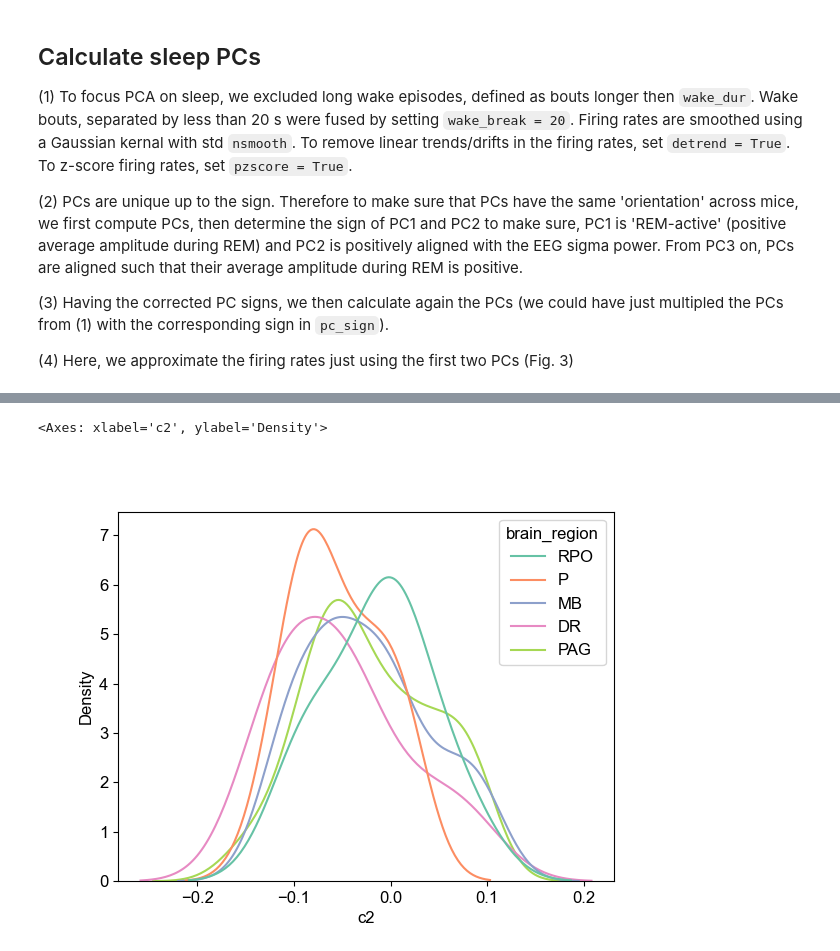
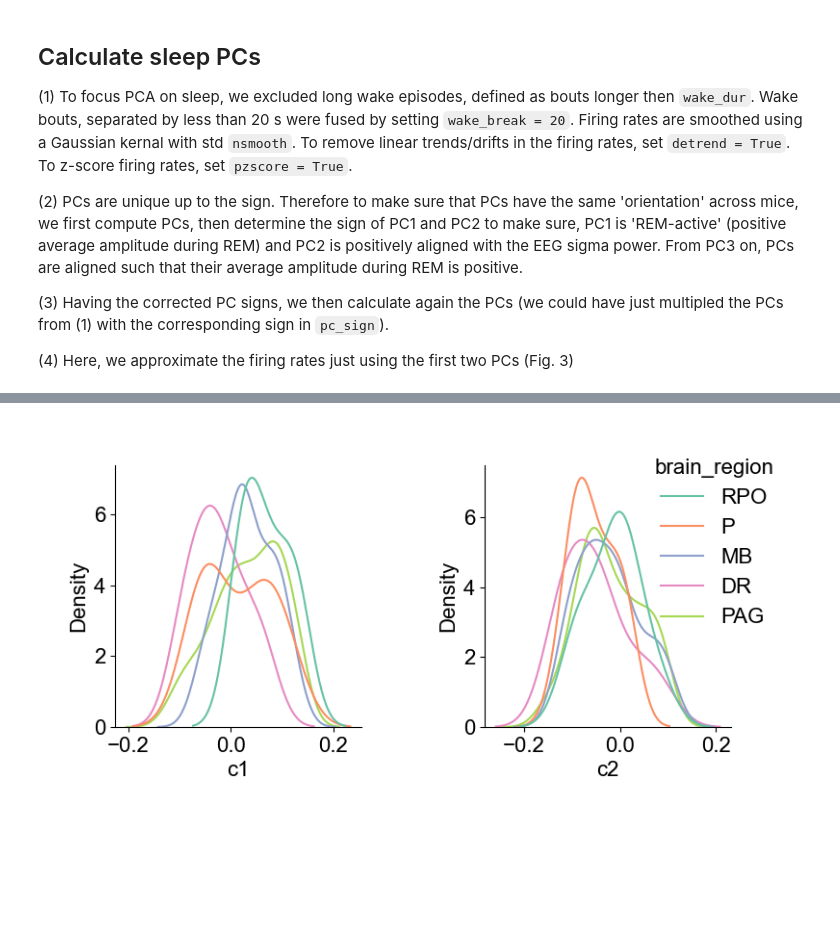
Before and after one commit to tortugar/Npx, a Jupyter notebook: basic_analysis_howto.ipynb, the cells around one changed output, grey strips where cells are left out. Drawn from its saved outputs; the diff is of its cells as text; code cells hidden in the pictures; blank space fills up the shorter version.

```diff
--- a/basic_analysis_howto.ipynb
+++ b/basic_analysis_howto.ipynb
@@ -167,3 +202,3 @@ nx.plot_trajectories(PC[[0,1],:], M, 120, 60, min_dur=20, istate=1, pre_state=3,
 # %%
-df_coeff = df_coeff.merge(cell_info[['ID', 'brain_region', 'lateral']], on='ID', how='left')
-df_coeff['brain_region'].fillna('X', inplace=True)
+df_coeff_reg = df_coeff.merge(cell_info[['ID', 'brain_region', 'lateral']], on='ID', how='left')
+df_coeff_reg['brain_region'].fillna('X', inplace=True)
@@ -181,7 +205,18 @@ sns.histplot(data=df_coeff, x='c2', bins=15)
-# %%
-plt.figure()
-
-sns.kdeplot(data=df_coeff, x='c2', hue='brain_region', common_norm=False, palette='Set2')
-# %% [output]
-<Axes: xlabel='c2', ylabel='Density'>
-[figure, removed]
+# %%
+fig, axs = plt.subplots(1,2, figsize=[8, 4])
+
+g = sns.kdeplot(data=df_coeff_reg, x='c1', hue='brain_region', common_norm=False, palette='Set2', ax=axs[0])
+g.legend_.remove()
+sns.despine()
+plt.subplots_adjust(left=0.2, bottom=0.2, right=0.8, wspace=0.5)
+
+sns.kdeplot(data=df_coeff_reg, x='c2', hue='brain_region', common_norm=False, palette='Set2', ax=axs[1])
+sns.despine()
+plt.subplots_adjust(left=0.1, bottom=0.2, right=0.9, wspace=0.5)
+
+legend = plt.gca().get_legend()
+legend.set_frame_on(False)
+legend.set_loc('upper right')
+legend.set_bbox_to_anchor([1.25, 1.1])
+# %% [output]
+[figure, added]
```
Also changed, not shown: parts of 15 cells of this notebook.
